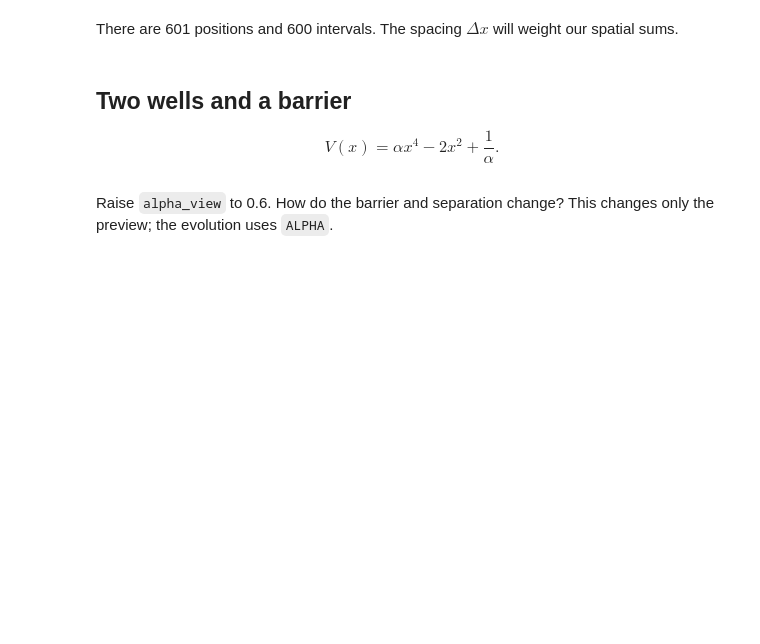
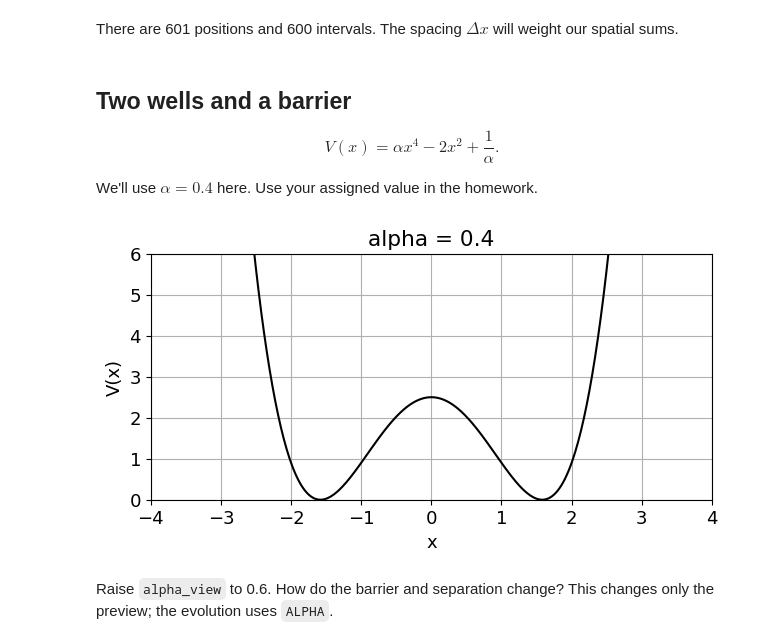
Before and after one commit to jmduarte/phys142, a Jupyter notebook: labs/lab09/lab09.ipynb, the cells around one changed output. Drawn from its saved outputs; the diff is of its cells as text; code cells hidden in the pictures; blank space fills up the shorter version.

```diff
--- a/labs/lab09/lab09.ipynb
+++ b/labs/lab09/lab09.ipynb
@@ -34,16 +38,22 @@ There are 601 positions and 600 intervals. The spacing $\Delta x$ will weight ou
 $$
 V(x)=\alpha x^4-2x^2+\frac{1}{\alpha}.
 $$
+
+We'll use $\alpha=0.4$ here. Use your assigned value in the homework.
 # %%
+# and then we use lowercase for more generic variables.
 def V(x, alpha):
     return alpha * x**4 - 2 * x**2 + 1 / alpha
 
 alpha_view = ALPHA
 fig, ax = plt.subplots()
 ax.plot(x, V(x, alpha_view), color="black")
 ax.set(xlabel="x", ylabel="V(x)",
        xlim=(-4, 4), ylim=(0, 6),
        title=f"alpha = {alpha_view}")
+ax.grid(True)
 plt.show()
+# %% [output]
+[figure, added]
 # %% [markdown]
 Raise `alpha_view` to 0.6. How do the barrier and separation change? This changes only the preview; the evolution uses `ALPHA`.
```
Also changed, not shown: parts of 16 cells of this notebook.
